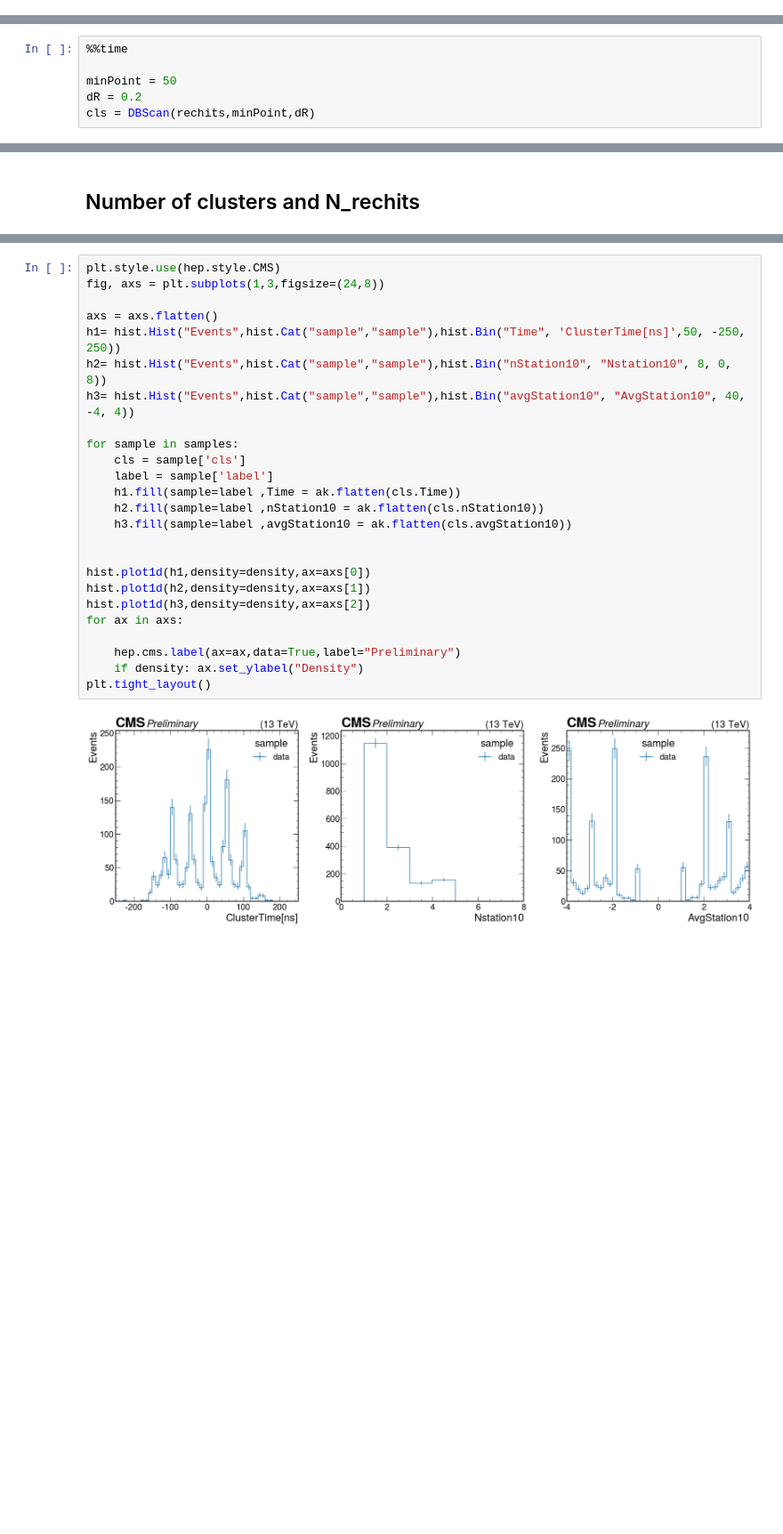
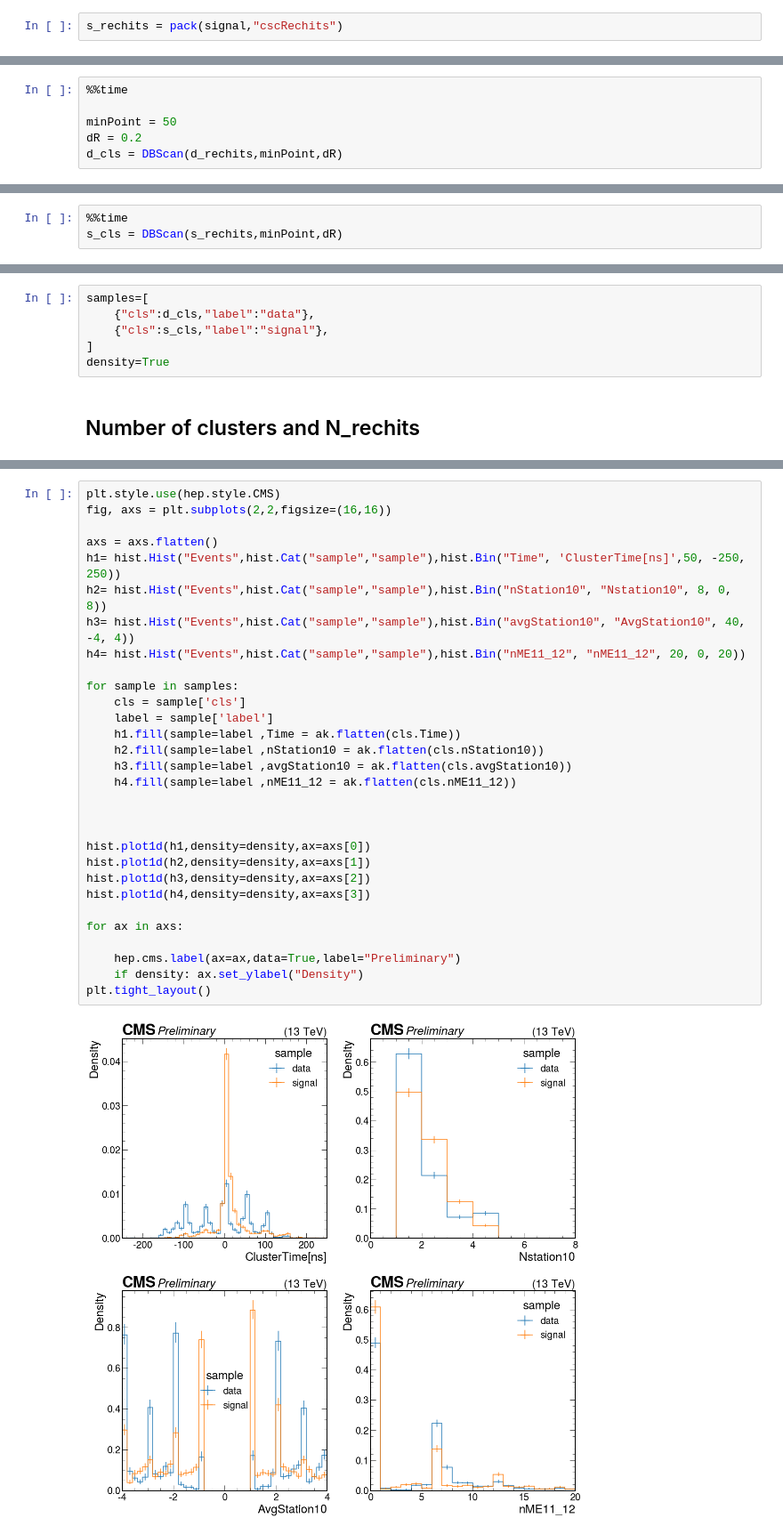
Before and after one commit to Christinaw97/MDS_CMSDAS, a Jupyter notebook: scripts/MDS_reconstruction.ipynb, the cells around one changed output, grey strips where cells are left out. Shown at 89% size. Cells and saved outputs as stored; diff of their text form; blank space fills up the shorter version.

```diff
--- a/scripts/MDS_reconstruction.ipynb
+++ b/scripts/MDS_reconstruction.ipynb
@@ -95,3 +104,5 @@ rechits = pack(data,"cscRechits")
+# %%
+s_rechits = pack(signal,"cscRechits")
 # %% [markdown]
  - These properties mostly follow from the CMSSW definition: [here](https://github.com/cms-sw/cmssw/blob/master/DataFormats/CSCRecHit/interface/CSCRecHit2D.h)
  - Our nTuplizer only dropped a few properties and computed a few new ones
@@ -261,5 +302,5 @@ def computeCluster(rechits):
 
 minPoint = 50
 dR = 0.2
-cls = DBScan(rechits,minPoint,dR)
+d_cls = DBScan(d_rechits,minPoint,dR)
 # %% [output]
@@ -267,0 +309,3 @@ Wall time: 39.7 s
+# %%
+%%time
+s_cls = DBScan(s_rechits,minPoint,dR)
@@ -280,6 +327,12 @@ samples=[
     {"cls":cls,"label":"data"},
 ]
 density=False
+# %%
+samples=[
+    {"cls":d_cls,"label":"data"},
+    {"cls":s_cls,"label":"signal"},
+]
+density=True
 # %% [markdown]
 ## Number of clusters and N_rechits
 # %%
@@ -362,27 +415,32 @@ plt.tight_layout()
 # %%
 plt.style.use(hep.style.CMS)
-fig, axs = plt.subplots(1,3,figsize=(24,8))
+fig, axs = plt.subplots(2,2,figsize=(16,16))
 
 axs = axs.flatten()
 h1= hist.Hist("Events",hist.Cat("sample","sample"),hist.Bin("Time", 'ClusterTime[ns]',50, -250, 250))
 h2= hist.Hist("Events",hist.Cat("sample","sample"),hist.Bin("nStation10", "Nstation10", 8, 0, 8))
 h3= hist.Hist("Events",hist.Cat("sample","sample"),hist.Bin("avgStation10", "AvgStation10", 40, -4, 4))
+h4= hist.Hist("Events",hist.Cat("sample","sample"),hist.Bin("nME11_12", "nME11_12", 20, 0, 20))
 
 for sample in samples:
     cls = sample['cls']
     label = sample['label']
     h1.fill(sample=label ,Time = ak.flatten(cls.Time))
     h2.fill(sample=label ,nStation10 = ak.flatten(cls.nStation10))
     h3.fill(sample=label ,avgStation10 = ak.flatten(cls.avgStation10))
+    h4.fill(sample=label ,nME11_12 = ak.flatten(cls.nME11_12))
+
 
 
 hist.plot1d(h1,density=density,ax=axs[0])
 hist.plot1d(h2,density=density,ax=axs[1])
 hist.plot1d(h3,density=density,ax=axs[2])
+hist.plot1d(h4,density=density,ax=axs[3])
+
 for ax in axs:
 
     hep.cms.label(ax=ax,data=True,label="Preliminary")
     if density: ax.set_ylabel("Density")
 plt.tight_layout()
 # %% [output]
-[figure, old version]
+[figure, new version]
```
Also changed, not shown: parts of 19 cells of this notebook.
